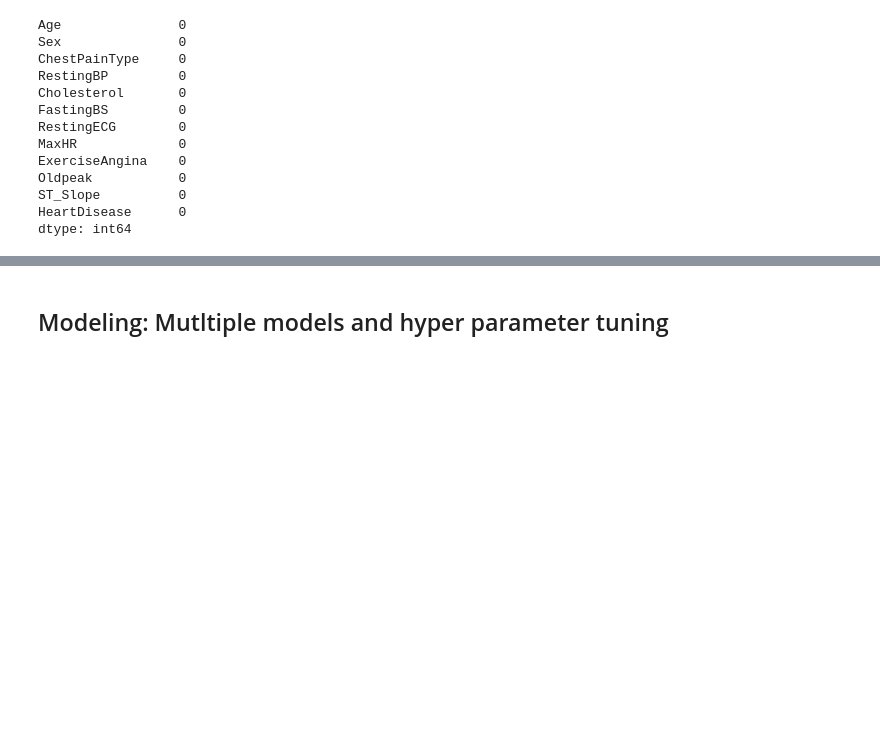
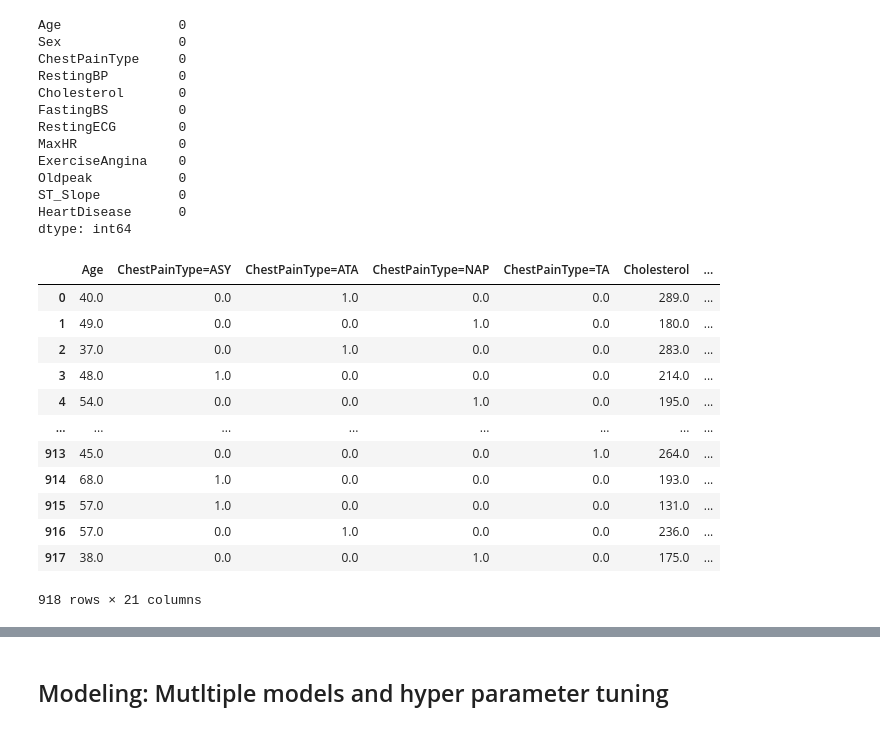
Before and after one commit to hugi-codes/Machine-Learning-Zoomcamp, a Jupyter notebook: mid-term-project/notebook.ipynb, the cells around one changed output, grey strips where cells are left out. Drawn from its saved outputs; the diff is of its cells as text; code cells hidden in the pictures; blank space fills up the shorter version.

Commit message:
updated preprocessing steps. Saved fitted dict vectoriser and min max scaler to apply to new incoming data

```diff
--- a/mid-term-project/notebook.ipynb
+++ b/mid-term-project/notebook.ipynb
@@ -347,12 +347,44 @@ Oldpeak           0
 ST_Slope          0
 HeartDisease      0
 dtype: int64
+# %%
+# Transform relevant columns to categorical
+categorical_columns = ['Sex', 'ChestPainType', 'FastingBS', 'RestingECG', 'ExerciseAngina', 'ST_Slope', 'HeartDisease']
+df[categorical_columns] = df[categorical_columns].astype('category')
 # %%
-# One-hot encoding of categorical features
+import pandas as pd
+from sklearn.feature_extraction import DictVectorizer
+from sklearn.preprocessing import MinMaxScaler
+import pickle
 
 
-# Identify categorical columns (e.g., dtype == object or category)
-categorical_cols = df.select_dtypes(include=['object', 'category']).columns
+# Step 1: One-hot encoding with DictVectorizer
+# Combine categorical and numerical columns into a list of dictionaries
+data_dicts = df.to_dict(orient='records')
 
-# Perform one-hot encoding
-df = pd.get_dummies(df, columns=categorical_cols, drop_first=True)
+# Initialize and fit-transform DictVectorizer
+dv = DictVectorizer(sparse=False)
+encoded_data = dv.fit_transform(data_dicts)
+
+# Save the DictVectorizer to a pickle file
+with open('dict_vectorizer.pkl', 'wb') as f:
+    pickle.dump(dv, f)
+
+# Convert encoded data back to a DataFrame (if needed)
+encoded_columns = dv.get_feature_names_out()
+df = pd.DataFrame(encoded_data, columns=encoded_columns)
+df
+# %% [output]
+|  | Age | ChestPainType=ASY | ChestPainType=ATA | ChestPainType=NAP | ChestPainType=TA | Cholesterol | ... |
+| 0 | 40.0 | 0.0 | 1.0 | 0.0 | 0.0 | 289.0 | ... |
+| 1 | 49.0 | 0.0 | 0.0 | 1.0 | 0.0 | 180.0 | ... |
+| 2 | 37.0 | 0.0 | 1.0 | 0.0 | 0.0 | 283.0 | ... |
+| 3 | 48.0 | 1.0 | 0.0 | 0.0 | 0.0 | 214.0 | ... |
+| 4 | 54.0 | 0.0 | 0.0 | 1.0 | 0.0 | 195.0 | ... |
+| ... | ... | ... | ... | ... | ... | ... | ... |
+| 913 | 45.0 | 0.0 | 0.0 | 0.0 | 1.0 | 264.0 | ... |
+| 914 | 68.0 | 1.0 | 0.0 | 0.0 | 0.0 | 193.0 | ... |
+| 915 | 57.0 | 1.0 | 0.0 | 0.0 | 0.0 | 131.0 | ... |
+| 916 | 57.0 | 0.0 | 1.0 | 0.0 | 0.0 | 236.0 | ... |
+| 917 | 38.0 | 0.0 | 0.0 | 1.0 | 0.0 | 175.0 | ... |
+918 rows × 21 columns
```
Also changed, not shown: parts of 6 cells of this notebook, 1 other file.
